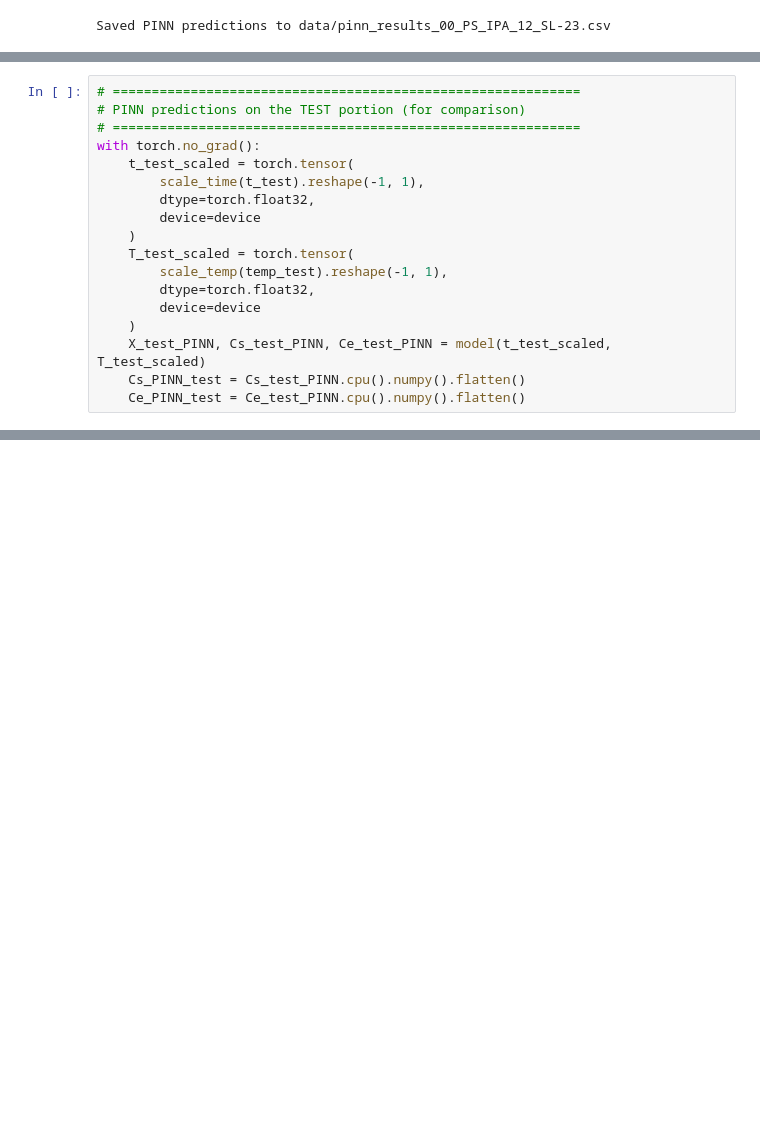
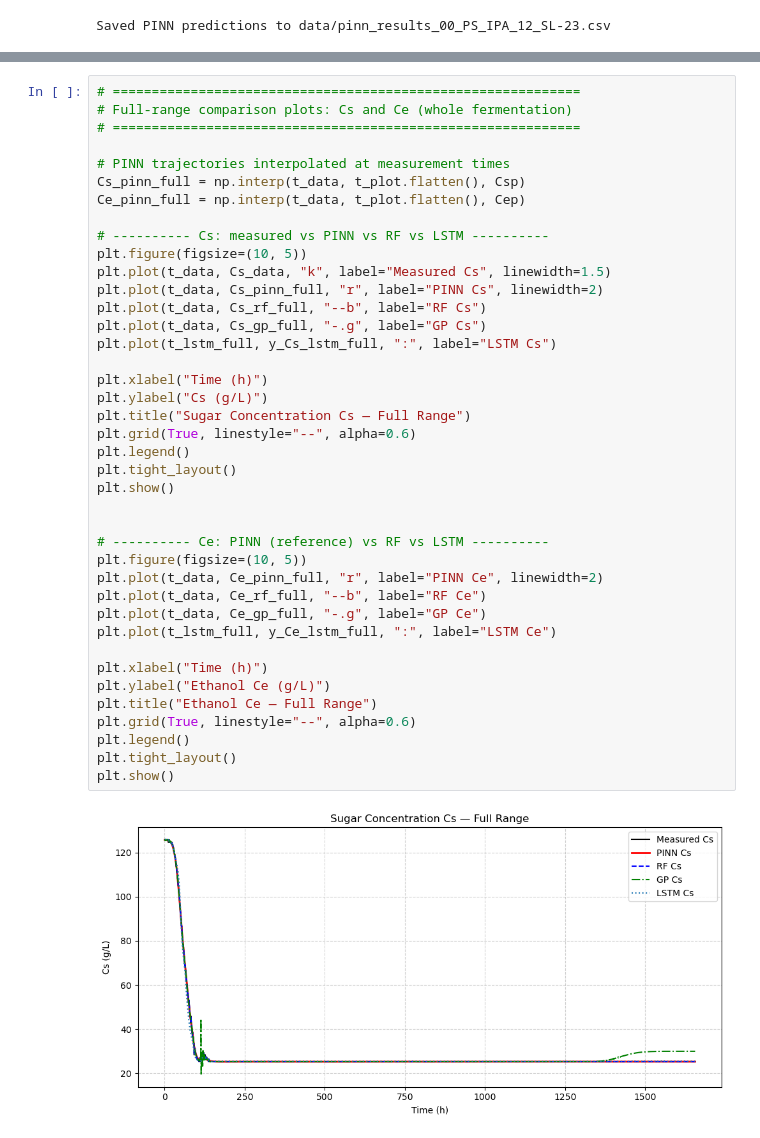
Before and after one commit to EmmanuelLwele/Physics-Informed-Beer-Fermentation-Modelling, a Jupyter notebook: Physics_Informed_Beer_Fermentation_Modelling.ipynb, the cells around one changed output, grey strips where cells are left out. Cells and saved outputs as stored; diff of their text form; blank space fills up the shorter version.

Commit message:
Update Physics-Informed Beer Fermentation notebook

```diff
--- a/Physics_Informed_Beer_Fermentation_Modelling.ipynb
+++ b/Physics_Informed_Beer_Fermentation_Modelling.ipynb
@@ -1606,18 +1418,0 @@ LSTM Ce train sequences: (7936, 10, 2) test: (1977, 10, 2)
-# %%
-# ============================================================
-# PINN predictions on the TEST portion (for comparison)
-# ============================================================
-with torch.no_grad():
-    t_test_scaled = torch.tensor(
-        scale_time(t_test).reshape(-1, 1),
-        dtype=torch.float32,
-        device=device
-    )
-    T_test_scaled = torch.tensor(
-        scale_temp(temp_test).reshape(-1, 1),
-        dtype=torch.float32,
-        device=device
-    )
-    X_test_PINN, Cs_test_PINN, Ce_test_PINN = model(t_test_scaled, T_test_scaled)
-    Cs_PINN_test = Cs_test_PINN.cpu().numpy().flatten()
-    Ce_PINN_test = Ce_test_PINN.cpu().numpy().flatten()
@@ -1694,0 +1662,42 @@ plt.show()
+# %%
+# ============================================================
+# Full-range comparison plots: Cs and Ce (whole fermentation)
+# ============================================================
+
+# PINN trajectories interpolated at measurement times
+Cs_pinn_full = np.interp(t_data, t_plot.flatten(), Csp)
+Ce_pinn_full = np.interp(t_data, t_plot.flatten(), Cep)
+
+# ---------- Cs: measured vs PINN vs RF vs LSTM ----------
+plt.figure(figsize=(10, 5))
+plt.plot(t_data, Cs_data, "k", label="Measured Cs", linewidth=1.5)
+plt.plot(t_data, Cs_pinn_full, "r", label="PINN Cs", linewidth=2)
+plt.plot(t_data, Cs_rf_full, "--b", label="RF Cs")
+plt.plot(t_data, Cs_gp_full, "-.g", label="GP Cs")
+plt.plot(t_lstm_full, y_Cs_lstm_full, ":", label="LSTM Cs")
+
+plt.xlabel("Time (h)")
+plt.ylabel("Cs (g/L)")
+plt.title("Sugar Concentration Cs — Full Range")
+plt.grid(True, linestyle="--", alpha=0.6)
+plt.legend()
+plt.tight_layout()
+plt.show()
+
+
+# ---------- Ce: PINN (reference) vs RF vs LSTM ----------
+plt.figure(figsize=(10, 5))
+plt.plot(t_data, Ce_pinn_full, "r", label="PINN Ce", linewidth=2)
+plt.plot(t_data, Ce_rf_full, "--b", label="RF Ce")
+plt.plot(t_data, Ce_gp_full, "-.g", label="GP Ce")
+plt.plot(t_lstm_full, y_Ce_lstm_full, ":", label="LSTM Ce")
+
+plt.xlabel("Time (h)")
+plt.ylabel("Ethanol Ce (g/L)")
+plt.title("Ethanol Ce — Full Range")
+plt.grid(True, linestyle="--", alpha=0.6)
+plt.legend()
+plt.tight_layout()
+plt.show()
+# %% [output]
+[figure, added]
```
Also changed, not shown: parts of 13 cells of this notebook.
